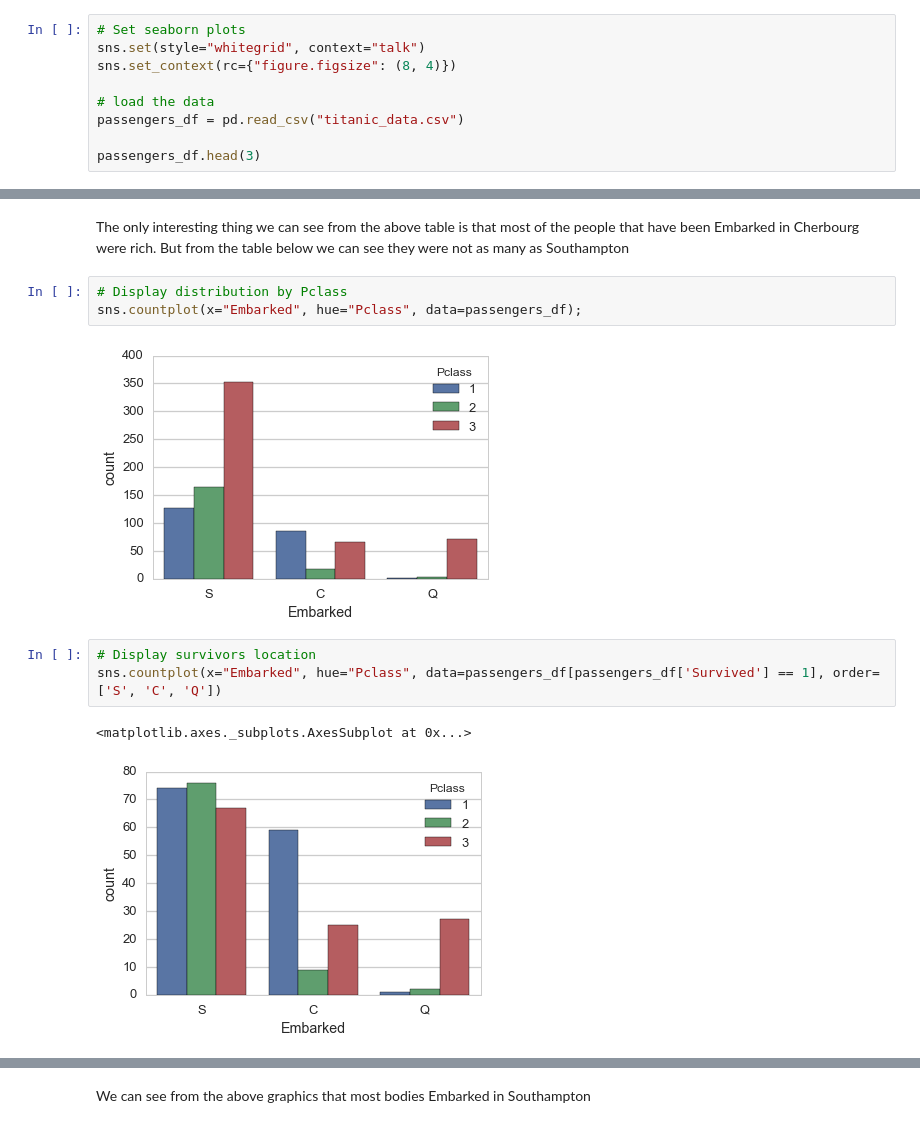
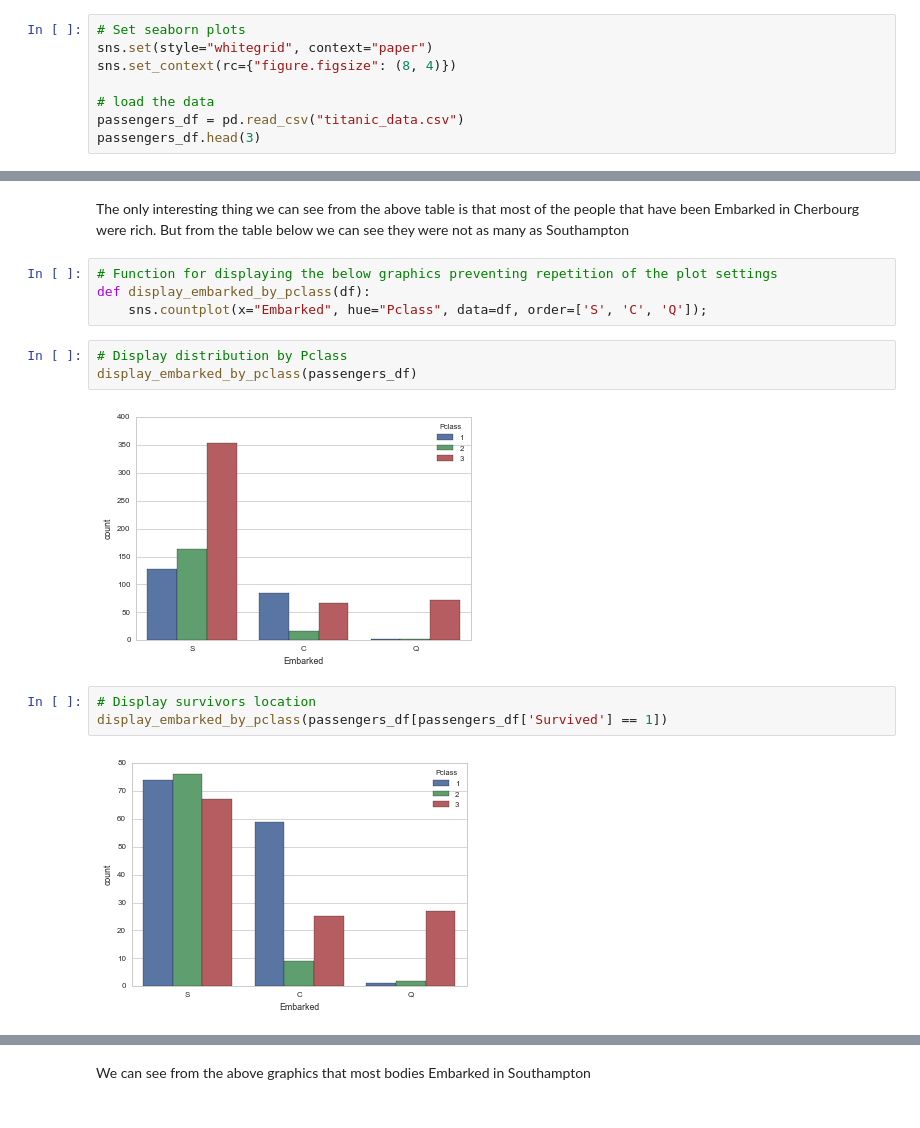
Before and after one commit to anenkov/dand-da-titanic, a Jupyter notebook: DA Research.ipynb, the cells around one changed output, grey strips where cells are left out. Cells and saved outputs as stored; diff of their text form.

```diff
--- a/DA Research.ipynb
+++ b/DA Research.ipynb
@@ -14,11 +14,10 @@ from scipy.stats import ttest_ind
 # %%
 # Set seaborn plots
-sns.set(style="whitegrid", context="talk")
+sns.set(style="whitegrid", context="paper")
 sns.set_context(rc={"figure.figsize": (8, 4)})
 
 # load the data
 passengers_df = pd.read_csv("titanic_data.csv")
-
 passengers_df.head(3)
 # %% [output]
 |  | PassengerId | Survived | Pclass | Name | Sex | Age | SibSp | Parch | Ticket | Fare | ... |
@@ -214,16 +335,19 @@ embarkation_mean
 | S | 0.336957 | 2.350932 | 27.079812 | 29.445397 |
 # %% [markdown]
 The only interesting thing we can see from the above table is that most of the people that have been Embarked in Cherbourg were rich. But from the table below we can see they were not as many as Southampton
+# %%
+# Function for displaying the below graphics preventing repetition of the plot settings
+def display_embarked_by_pclass(df):
+    sns.countplot(x="Embarked", hue="Pclass", data=df, order=['S', 'C', 'Q']);
 # %%
 # Display distribution by Pclass
-sns.countplot(x="Embarked", hue="Pclass", data=passengers_df);
+display_embarked_by_pclass(passengers_df)
 # %% [output]
-[figure, old version]
+[figure, new version]
 # %%
 # Display survivors location
-sns.countplot(x="Embarked", hue="Pclass", data=passengers_df[passengers_df['Survived'] == 1], order=['S', 'C', 'Q'])
+display_embarked_by_pclass(passengers_df[passengers_df['Survived'] == 1])
 # %% [output]
-<matplotlib.axes._subplots.AxesSubplot at 0x...>
-[figure, old version]
+[figure, new version]
 # %%
 # Display non-survivors location
```
Also changed, not shown: parts of 51 cells of this notebook.
